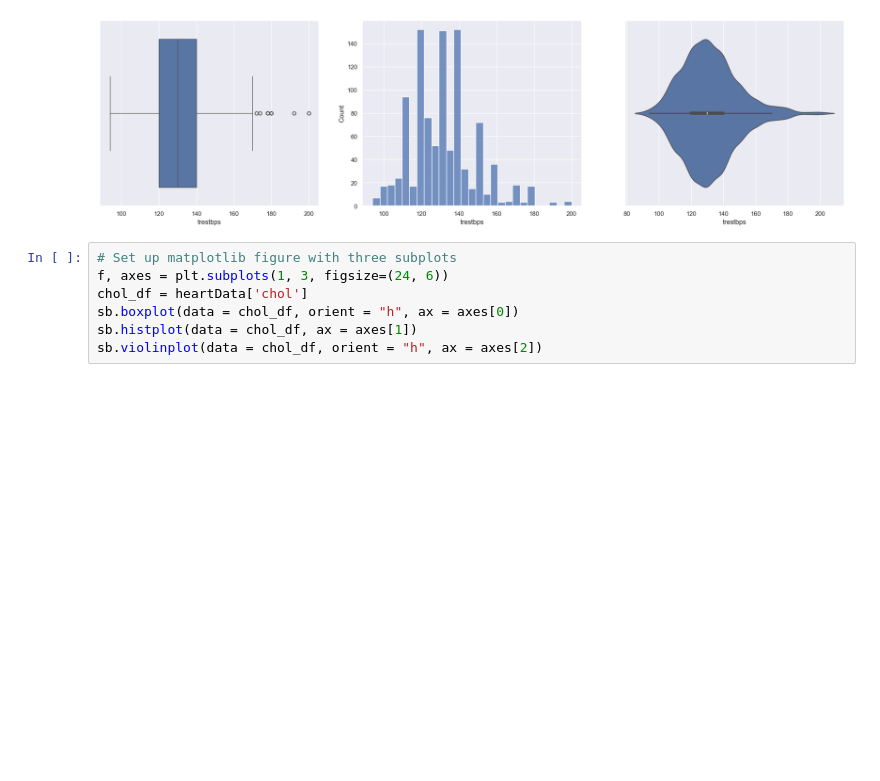
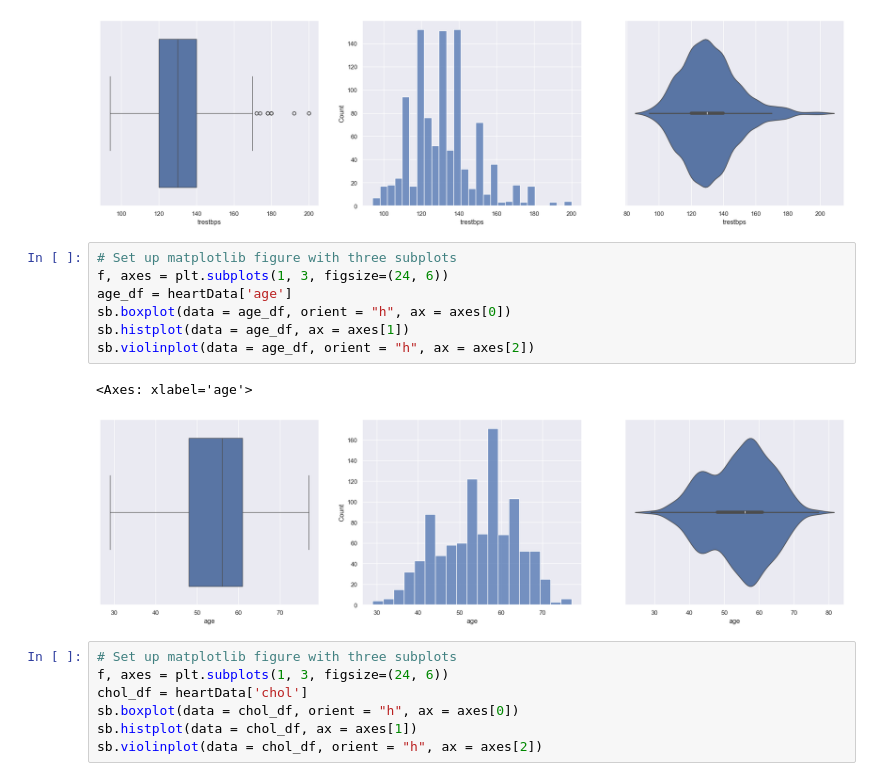
Before and after one commit to Weexuan/Data-Science-Project, a Jupyter notebook: Mini Project.ipynb, the cells around one changed output. Drawn from its saved outputs; the diff is of its cells as text; blank space fills up the shorter version.

```diff
--- a/Mini Project.ipynb
+++ b/Mini Project.ipynb
@@ -46,6 +46,16 @@ sb.violinplot(data = bp_df, orient = "h", ax = axes[2])
 # %% [output]
 <Axes: xlabel='trestbps'>
 [figure]
+# %%
+# Set up matplotlib figure with three subplots
+f, axes = plt.subplots(1, 3, figsize=(24, 6))
+age_df = heartData['age']
+sb.boxplot(data = age_df, orient = "h", ax = axes[0])
+sb.histplot(data = age_df, ax = axes[1])
+sb.violinplot(data = age_df, orient = "h", ax = axes[2])
+# %% [output]
+<Axes: xlabel='age'>
+[figure, added]
 # %%
 # Set up matplotlib figure with three subplots
 f, axes = plt.subplots(1, 3, figsize=(24, 6))
```
Also changed, not shown: parts of 3 cells of this notebook, 1 other file.
